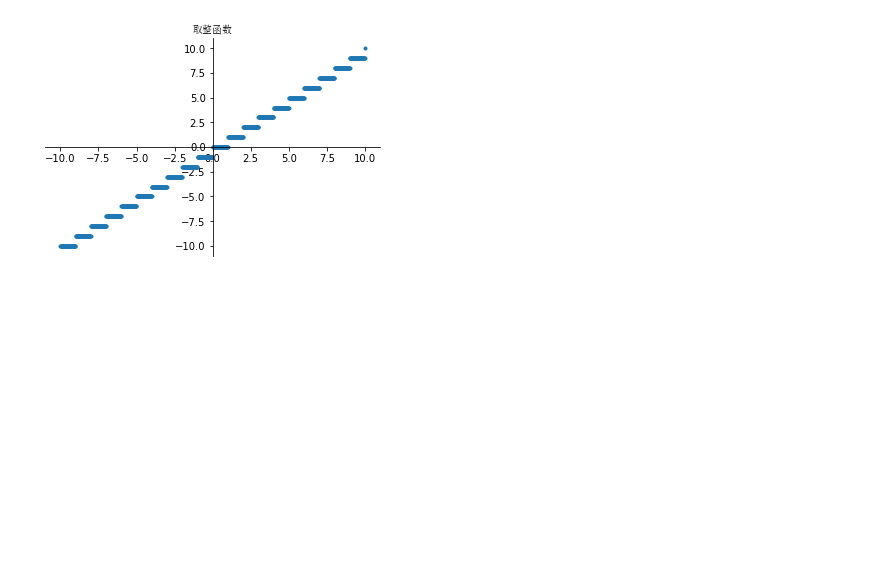
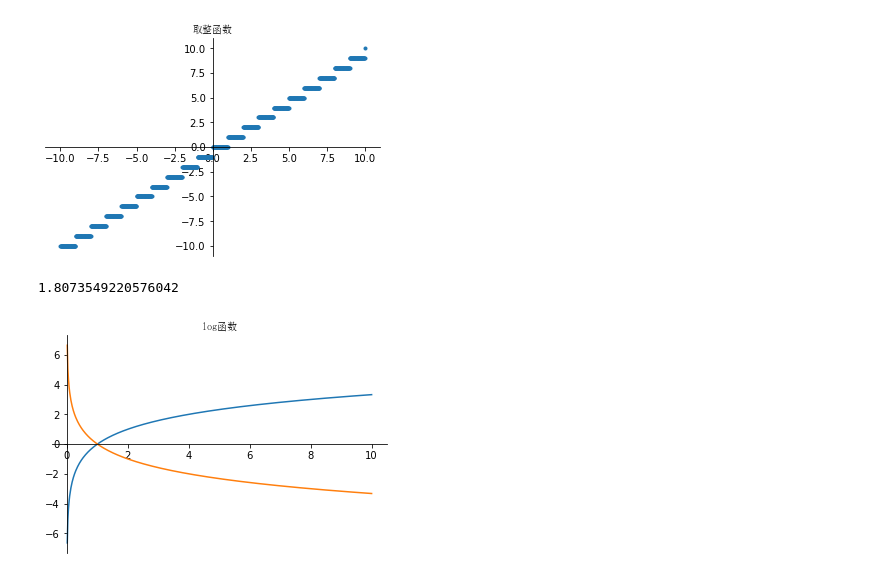
Before and after one commit to lzeqian/machinelearntry, a Jupyter notebook: learn_math/函数/函数.ipynb, the cells around one changed output. Drawn from its saved outputs; the diff is of its cells as text; code cells hidden in the pictures; blank space fills up the shorter version.

```diff
--- a/learn_math/函数/函数.ipynb
+++ b/learn_math/函数/函数.ipynb
@@ -127,3 +127,28 @@ int()
 # %% [output]
 3.0
 [figure]
+# %%
+import matplotlib.pyplot as plot;
+import matplotlib;
+from commons.common import setXY
+import numpy as np
+%matplotlib inline
+#log函数
+def log():
+    x=3.5
+    print(np.log2(x))
+    x=np.linspace(-10,10,1000)
+    y=np.log2(x);
+    #这里就是log已0.5为底数 i为x的对数函数
+    #底数是0-1之间是单调递减 大于1是单调递增
+    y1=[np.log(i)/np.log(0.5)for i in x]
+    setXY()
+    font = matplotlib.font_manager.FontProperties(fname="simsun.ttc")
+    plot.title("log函数", fontproperties=font)
+    plot.plot(x,y)
+    plot.plot(x,y1)
+    plot.show()
+log()
+# %% [output]
+1.8073549220576042
+[figure, added]
```
Also changed, not shown: parts of 2 cells of this notebook.
